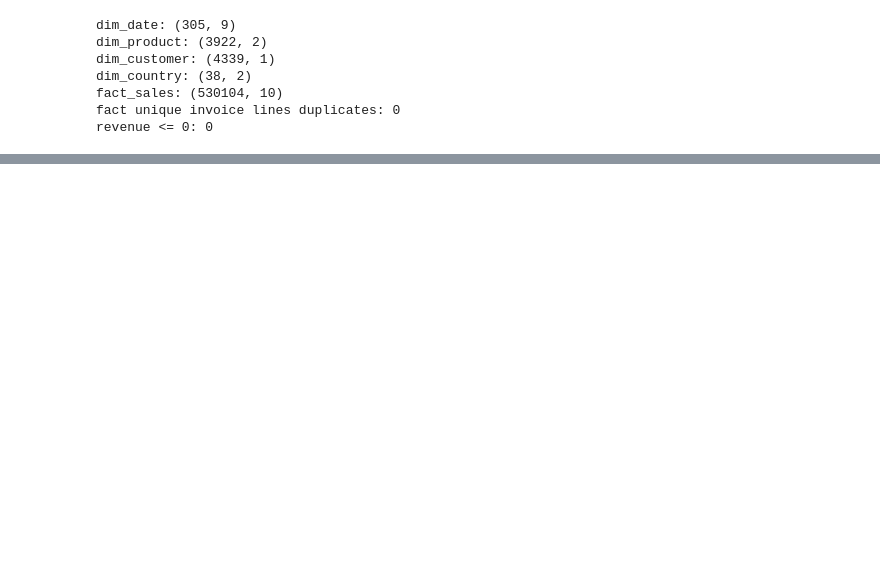
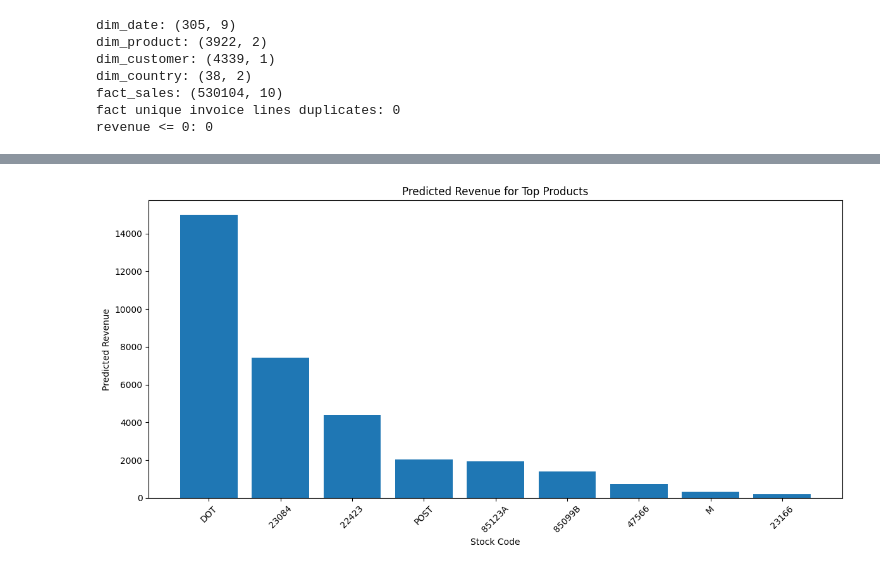
Before and after one commit to PurnaV6/retail-sales-analytics-powerbi-sql, a Jupyter notebook: Notebooks/01_data_loading.ipynb, the cells around one changed output, grey strips where cells are left out. Drawn from its saved outputs; the diff is of its cells as text; code cells hidden in the pictures; blank space fills up the shorter version.

```diff
--- a/Notebooks/01_data_loading.ipynb
+++ b/Notebooks/01_data_loading.ipynb
@@ -260,0 +720,16 @@ revenue <= 0: 0
+# %%
+product_forecast_df = pd.DataFrame(
+    product_forecasts,
+    columns=[
+        "stock_code",
+        "forecast_date",
+        "predicted_revenue"
+    ]
+)
+
+product_forecast_df = product_forecast_df.sort_values(
+    "predicted_revenue",
+    ascending=False
+)
+
+product_forecast_df.head(30)
@@ -260,0 +747,10 @@ revenue <= 0: 0
+# %%
+median_forecast = product_forecast_df["predicted_revenue"].median()
+
+product_forecast_df["stock_action"] = np.where(
+    product_forecast_df["predicted_revenue"] > median_forecast,
+    "Increase Stock",
+    "Maintain Stock"
+)
+
+product_forecast_df
@@ -260,0 +768,17 @@ revenue <= 0: 0
+# %%
+plt.figure(figsize=(12, 6))
+
+plt.bar(
+    product_forecast_df["stock_code"].astype(str),
+    product_forecast_df["predicted_revenue"]
+)
+
+plt.title("Predicted Revenue for Top Products")
+plt.xlabel("Stock Code")
+plt.ylabel("Predicted Revenue")
+plt.xticks(rotation=45)
+
+plt.tight_layout()
+plt.show()
+# %% [output]
+[figure, added]
```
Also changed, not shown: parts of 29 cells of this notebook.
